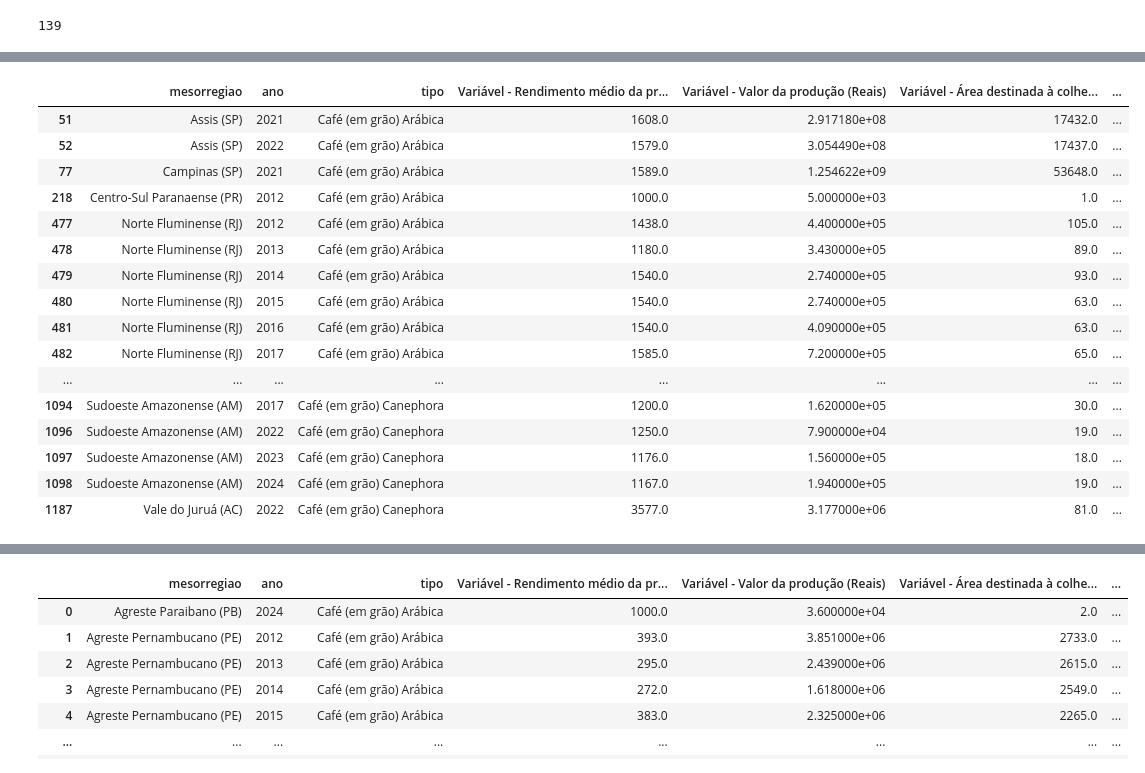
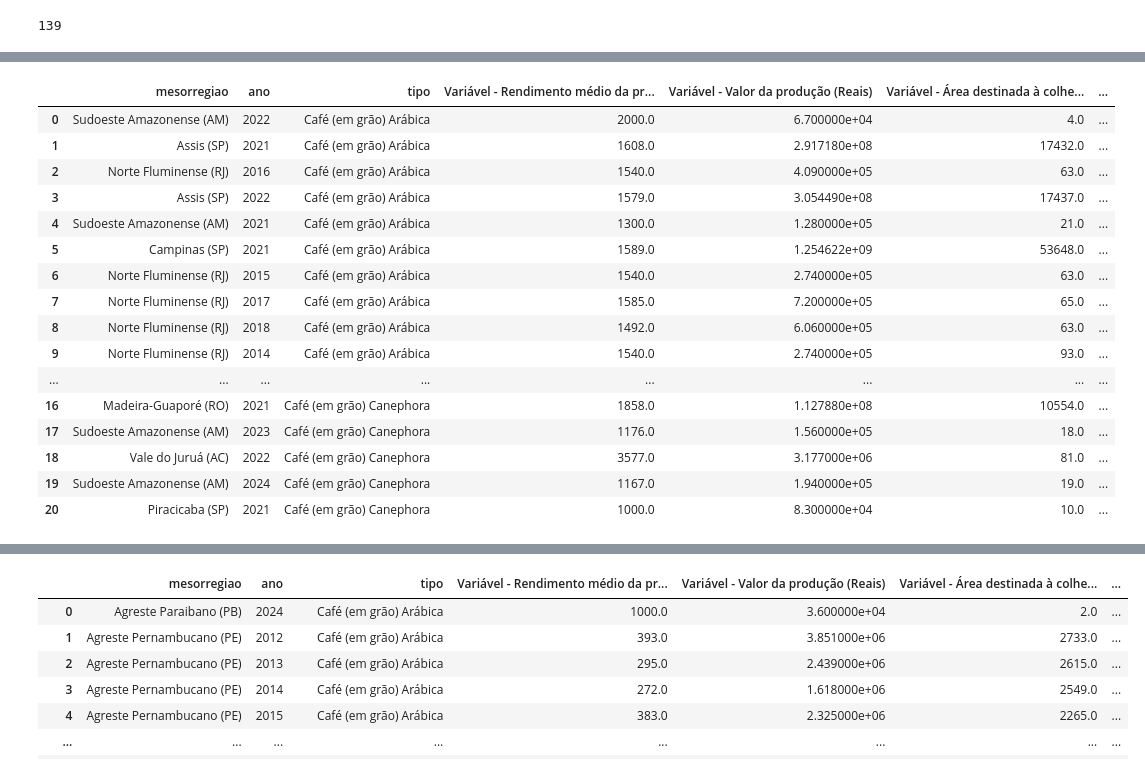
Before and after one commit to Lomba227/k-means-cafe, a Jupyter notebook: main.ipynb, the cells around one changed output, grey strips where cells are left out. Cells and saved outputs as stored; diff of their text form; code cells hidden in the pictures.

```diff
--- a/main.ipynb
+++ b/main.ipynb
@@ -381,3 +409,4 @@ df_temp['longitude'] = df_temp['longitude'].astype(float)
 # %%
-df_temp_teste = df_temp[df_temp['ano'] == 2019]
+df_temp_2019 = df_temp.filter(F.col('ano') == 2019)
+df_temp_teste = df_temp_2019
 # %%
@@ -456,8 +482,4 @@ df_temp_teste
 588 rows × 13 columns
 # %%
-df_temp = df_temp.merge(
-    df_temp_teste[['mesorregiao', 'regiao', 'uf', 'cidade']],
-    on=['regiao', 'uf', 'cidade'],
-    how='left'
-)
+df_temp = df_temp.join(meso_por_estacao, on=['regiao', 'uf', 'cidade'], how='left')
 # %%
@@ -510,10 +532,10 @@ memory usage: 659.3+ KB
 # %%
-df_temp_agg = df_temp.groupby(['mesorregiao', 'ano']).agg({
-    'precipitacao_total (mm)': 'mean',
-    'temperatura_maxima (°C)': 'mean',
-    'temperatura_minima (°C)': 'mean',
-    'umidade_relativa (%)': 'mean',
-    'precipitacao_floracao': 'mean',
-    'altitude': 'mean'
-}).reset_index()
+df_temp_agg = df_temp.filter(F.col('mesorregiao').isNotNull()).groupBy('mesorregiao', 'ano').agg(
+    F.mean('precipitacao_total (mm)').alias('precipitacao_total (mm)'),
+    F.mean('temperatura_maxima (°C)').alias('temperatura_maxima (°C)'),
+    F.mean('temperatura_minima (°C)').alias('temperatura_minima (°C)'),
+    F.mean('umidade_relativa (%)').alias('umidade_relativa (%)'),
+    F.mean('precipitacao_floracao').alias('precipitacao_floracao'),
+    F.mean('altitude').alias('altitude')
+)
 # %%
@@ -569,5 +591,4 @@ df_temp_agg.head()
 # %%
-df_final['ano'] = df_final['ano'].astype(int)
-
-df_final = df_final.merge(df_temp_agg, on=['mesorregiao', 'ano'], how='left')
+df_final = df_final.withColumn('ano', F.col('ano').cast('int'))
+df_final = df_final.join(df_temp_agg, on=['mesorregiao', 'ano'], how='left')
 # %%
@@ -588,22 +609,22 @@ df_final
 1229 rows × 16 columns
 # %%
-df_final[df_final['altitude'].isna()]
+df_final.filter(F.col('altitude').isNull() | F.isnan(F.col('altitude'))).toPandas()
 # %% [output]
 |  | mesorregiao | ano | tipo | Variável - Rendimento médio da pr... | Variável - Valor da produção (Reais) | Variável - Área destinada à colhe... | ... |
-| 51 | Assis (SP) | 2021 | Café (em grão) Arábica | 1608.0 | 2.917180e+08 | 17432.0 | ... |
-| 52 | Assis (SP) | 2022 | Café (em grão) Arábica | 1579.0 | 3.054490e+08 | 17437.0 | ... |
-| 77 | Campinas (SP) | 2021 | Café (em grão) Arábica | 1589.0 | 1.254622e+09 | 53648.0 | ... |
-| 218 | Centro-Sul Paranaense (PR) | 2012 | Café (em grão) Arábica | 1000.0 | 5.000000e+03 | 1.0 | ... |
-| 477 | Norte Fluminense (RJ) | 2012 | Café (em grão) Arábica | 1438.0 | 4.400000e+05 | 105.0 | ... |
-| 478 | Norte Fluminense (RJ) | 2013 | Café (em grão) Arábica | 1180.0 | 3.430000e+05 | 89.0 | ... |
-| 479 | Norte Fluminense (RJ) | 2014 | Café (em grão) Arábica | 1540.0 | 2.740000e+05 | 93.0 | ... |
-| 480 | Norte Fluminense (RJ) | 2015 | Café (em grão) Arábica | 1540.0 | 2.740000e+05 | 63.0 | ... |
-| 481 | Norte Fluminense (RJ) | 2016 | Café (em grão) Arábica | 1540.0 | 4.090000e+05 | 63.0 | ... |
-| 482 | Norte Fluminense (RJ) | 2017 | Café (em grão) Arábica | 1585.0 | 7.200000e+05 | 65.0 | ... |
+| 0 | Sudoeste Amazonense (AM) | 2022 | Café (em grão) Arábica | 2000.0 | 6.700000e+04 | 4.0 | ... |
+| 1 | Assis (SP) | 2021 | Café (em grão) Arábica | 1608.0 | 2.917180e+08 | 17432.0 | ... |
+| 2 | Norte Fluminense (RJ) | 2016 | Café (em grão) Arábica | 1540.0 | 4.090000e+05 | 63.0 | ... |
+| 3 | Assis (SP) | 2022 | Café (em grão) Arábica | 1579.0 | 3.054490e+08 | 17437.0 | ... |
+| 4 | Sudoeste Amazonense (AM) | 2021 | Café (em grão) Arábica | 1300.0 | 1.280000e+05 | 21.0 | ... |
+| 5 | Campinas (SP) | 2021 | Café (em grão) Arábica | 1589.0 | 1.254622e+09 | 53648.0 | ... |
+| 6 | Norte Fluminense (RJ) | 2015 | Café (em grão) Arábica | 1540.0 | 2.740000e+05 | 63.0 | ... |
+| 7 | Norte Fluminense (RJ) | 2017 | Café (em grão) Arábica | 1585.0 | 7.200000e+05 | 65.0 | ... |
+| 8 | Norte Fluminense (RJ) | 2018 | Café (em grão) Arábica | 1492.0 | 6.060000e+05 | 63.0 | ... |
+| 9 | Norte Fluminense (RJ) | 2014 | Café (em grão) Arábica | 1540.0 | 2.740000e+05 | 93.0 | ... |
 | ... | ... | ... | ... | ... | ... | ... | ... |
-| 1094 | Sudoeste Amazonense (AM) | 2017 | Café (em grão) Canephora | 1200.0 | 1.620000e+05 | 30.0 | ... |
-| 1096 | Sudoeste Amazonense (AM) | 2022 | Café (em grão) Canephora | 1250.0 | 7.900000e+04 | 19.0 | ... |
-| 1097 | Sudoeste Amazonense (AM) | 2023 | Café (em grão) Canephora | 1176.0 | 1.560000e+05 | 18.0 | ... |
-| 1098 | Sudoeste Amazonense (AM) | 2024 | Café (em grão) Canephora | 1167.0 | 1.940000e+05 | 19.0 | ... |
-| 1187 | Vale do Juruá (AC) | 2022 | Café (em grão) Canephora | 3577.0 | 3.177000e+06 | 81.0 | ... |
+| 16 | Madeira-Guaporé (RO) | 2021 | Café (em grão) Canephora | 1858.0 | 1.127880e+08 | 10554.0 | ... |
+| 17 | Sudoeste Amazonense (AM) | 2023 | Café (em grão) Canephora | 1176.0 | 1.560000e+05 | 18.0 | ... |
+| 18 | Vale do Juruá (AC) | 2022 | Café (em grão) Canephora | 3577.0 | 3.177000e+06 | 81.0 | ... |
+| 19 | Sudoeste Amazonense (AM) | 2024 | Café (em grão) Canephora | 1167.0 | 1.940000e+05 | 19.0 | ... |
+| 20 | Piracicaba (SP) | 2021 | Café (em grão) Canephora | 1000.0 | 8.300000e+04 | 10.0 | ... |
 # %%
```
Also changed, not shown: parts of 29 cells of this notebook.
